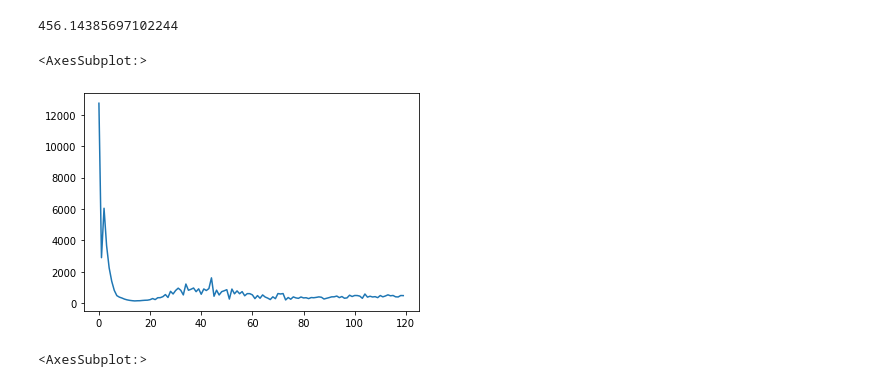
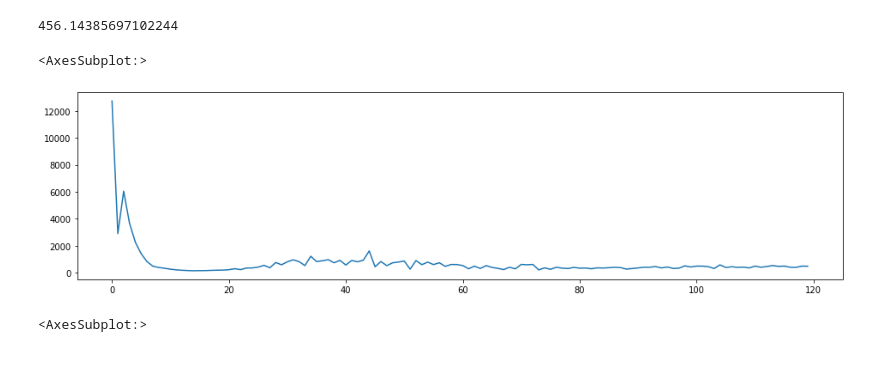
Before and after one commit to cimendes/covid19pt-forecasting, a Jupyter notebook: covid19pt-forecasting.ipynb, the cells around one changed output. Saved outputs shown, nothing was run; the diff lists cells and outputs as text; code cells hidden in the pictures.

```diff
--- a/covid19pt-forecasting.ipynb
+++ b/covid19pt-forecasting.ipynb
@@ -108,7 +108,7 @@ data_dgs_df_confirmed_detrend.plot(figsize=(16, 4));
 import pmdarima as pm
 
 sarimax = pm.AutoARIMA(seasonal=True, trace=True, supress_warnings=True, method='nm', maxiter=100, S=7)
-sarimax.fit(data_dgs_df_confirmed_detrend)
+sarimax.fit(data_dgs_df_confirmed_detrend, supress_warnings=True)
 # %% [output]
 Performing stepwise search to minimize aic
  ARIMA(2,1,2)(0,0,0)[0] intercept   : AIC=5635.711, Time=0.17 sec
@@ -154,10 +154,10 @@ for i in np.arange(0,120):
     sarimax_forecast_one_step_refit.append(next_step_forecast)
     sarimax = sarimax.update(data_dgs_df_confirmed_detrend[i:i+1])
 # %%
-pd.Series(sarimax_forecast_one_step_refit).plot()
+pd.Series(sarimax_forecast_one_step_refit).plot(figsize=(16, 4))
 # %% [output]
 <AxesSubplot:>
-[figure, old version]
+[figure, new version]
 # %%
 forecast = sarimax.predict(60)
 pd.Series(forecast).plot()
```
Also changed, not shown: parts of 1 cell of this notebook.
